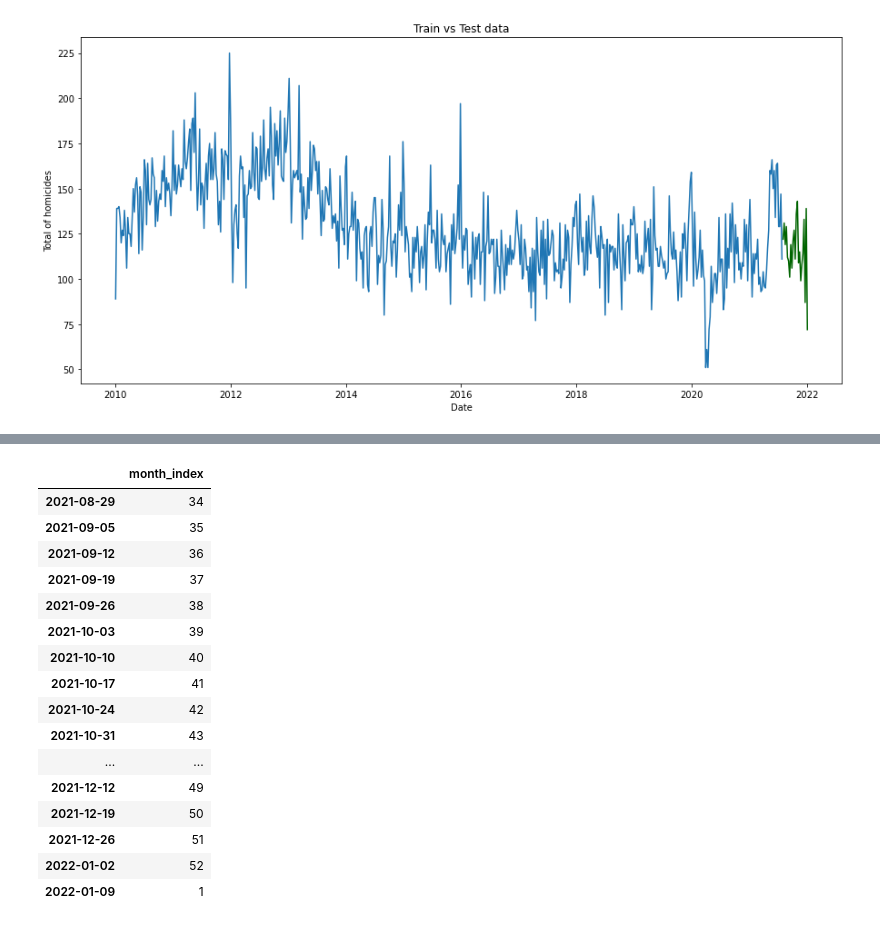
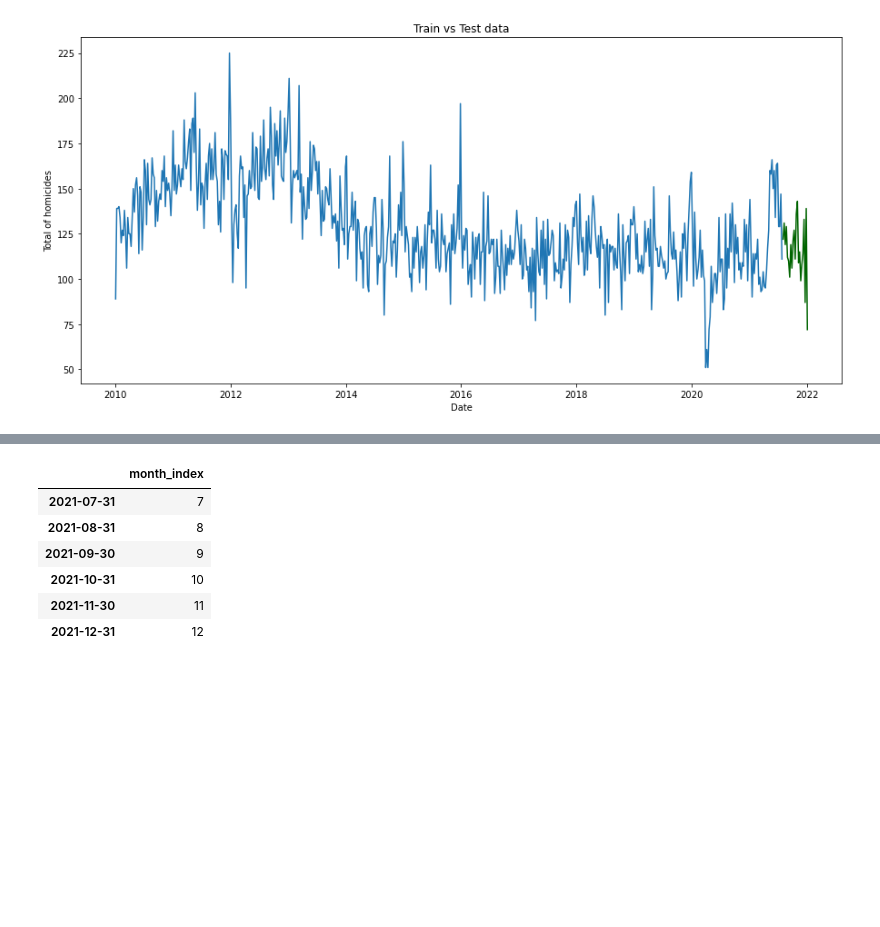
Before and after one commit to Carl0pez/Proyecto-DS4A, a Jupyter notebook: Training.ipynb, the cells around one changed output, grey strips where cells are left out. Saved outputs shown, nothing was run; the diff lists cells and outputs as text; code cells hidden in the pictures; blank space fills up the shorter version.

```diff
--- a/Training.ipynb
+++ b/Training.ipynb
@@ -84,7 +84,7 @@ plt.show()
 #adding exogenous variable
 df['month_index'] = df.index.week
 # Split data between train and test
-train = df[(df.index <= '2021-08-31') & (df.index >= '2019-08-31')]
-test = df[df.index >= '2021-08-31']
+train = df[(df.index <= '2021-07-31')]
+test = df[df.index >= '2021-07-31']
 #print(train.tail(10))
-print(test.head(30))
+#print(test.head(30))
@@ -310,28 +291,17 @@ forecast_df
 # %%
-n_periods=20
+n_periods=6
 forecast_df = pd.DataFrame({"month_index":pd.date_range(train.index[-1],
                                 periods = n_periods,
-                                freq='W').week},
+                                freq='M').month},
                                 index = pd.date_range(train.index[-1],
                                         periods = n_periods,
-                                        freq='W'))
-
+                                        freq='M'))
 forecast_df
 # %% [output]
 |  | month_index |
-| 2021-08-29 | 34 |
-| 2021-09-05 | 35 |
-| 2021-09-12 | 36 |
-| 2021-09-19 | 37 |
-| 2021-09-26 | 38 |
-| 2021-10-03 | 39 |
-| 2021-10-10 | 40 |
-| 2021-10-17 | 41 |
-| 2021-10-24 | 42 |
-| 2021-10-31 | 43 |
-| ... | ... |
-| 2021-12-12 | 49 |
-| 2021-12-19 | 50 |
-| 2021-12-26 | 51 |
-| 2022-01-02 | 52 |
-| 2022-01-09 | 1 |
+| 2021-07-31 | 7 |
+| 2021-08-31 | 8 |
+| 2021-09-30 | 9 |
+| 2021-10-31 | 10 |
+| 2021-11-30 | 11 |
+| 2021-12-31 | 12 |
```
Also changed, not shown: parts of 12 cells of this notebook, 1 other file.
